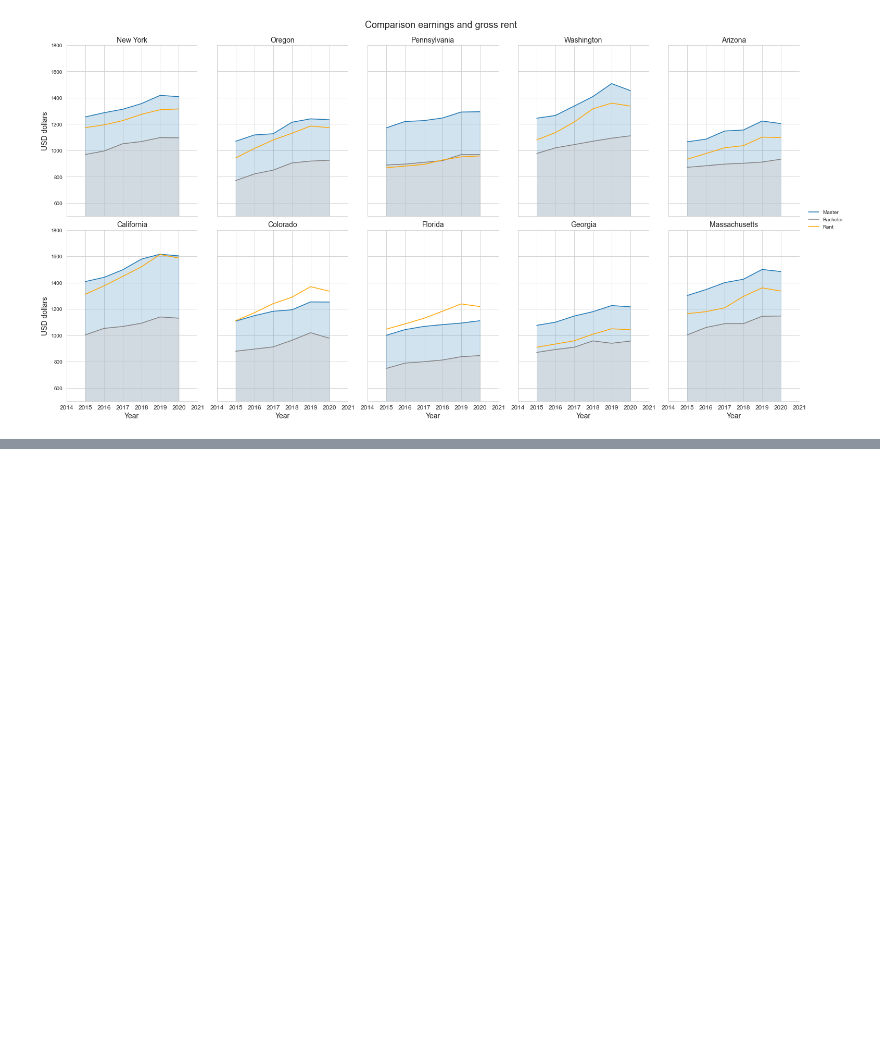
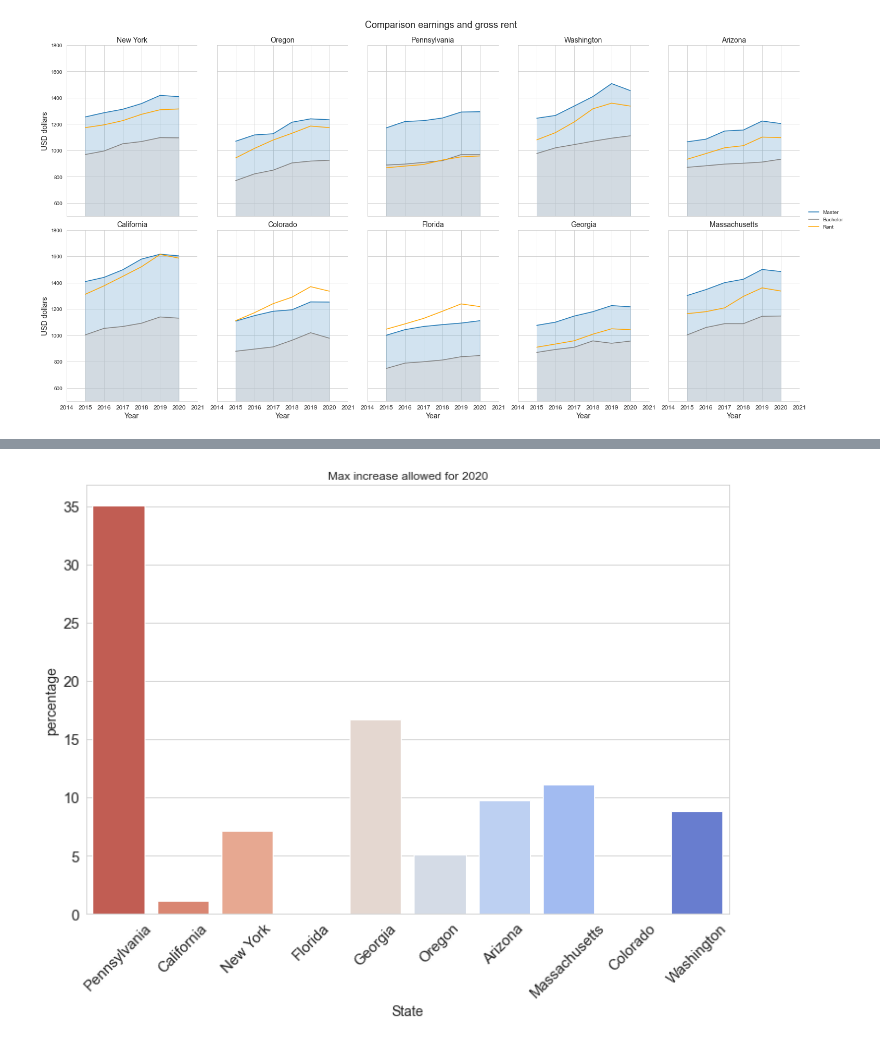
Before and after one commit to aliglara/capstone-c1-DA, a Jupyter notebook: codes/EDA_population.ipynb, the cells around one changed output, grey strips where cells are left out. Saved outputs shown, nothing was run; the diff lists cells and outputs as text; code cells hidden in the pictures; blank space fills up the shorter version.

Commit message:
final EDA earning and rent cost

```diff
--- a/codes/EDA_population.ipynb
+++ b/codes/EDA_population.ipynb
@@ -320,0 +347,8 @@ def able_to_pay(max_rent, gross_rent):
+# %%
+subdata2020 = subdata.loc[(2020, slice(None))]
+# %%
+subdata2020.reset_index(inplace=True)
+# %%
+subdata2020 = subdata2020.drop(["Bachelor earning", "Perc diff", "Max rent Bachelor"], axis=1)
+# %%
+subdata2020["Max increase Master"] = subdata2020[["Gross rent", "Max rent Master"]].apply(lambda x:able_to_pay(*x), axis=1)
@@ -320,0 +369,13 @@ def able_to_pay(max_rent, gross_rent):
+# %%
+fig, ax = plt.subplots(figsize=(10, 8))
+g = sns.barplot(y="Max increase Master", x="State name", data=subdata2020,
+                    palette="coolwarm_r", ax=ax)
+g.set_ylabel("percentage", fontsize=14)
+g.set_xlabel("State", fontsize=14)
+g.set_title("Max increase allowed for 2020")
+g.tick_params(axis='both', which='major', labelsize=15)
+g.tick_params(axis="x", labelrotation=45)
+plt.tight_layout()
+plt.show()
+# %% [output]
+[figure, added]
```
Also changed, not shown: parts of 11 cells of this notebook.
